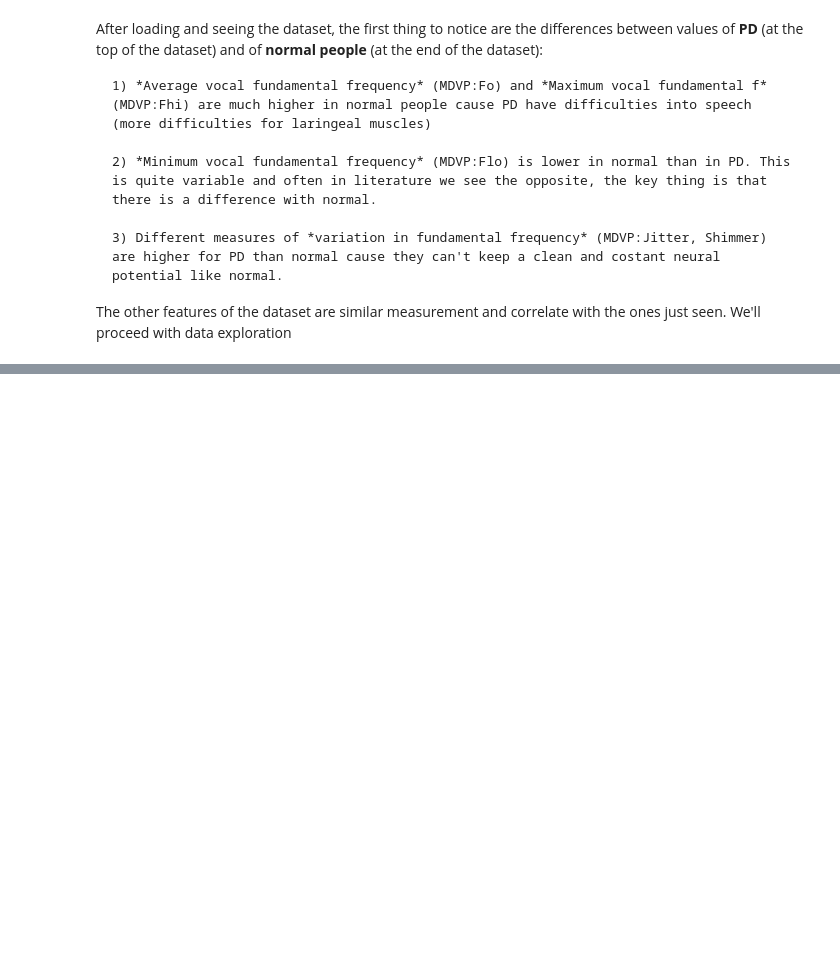
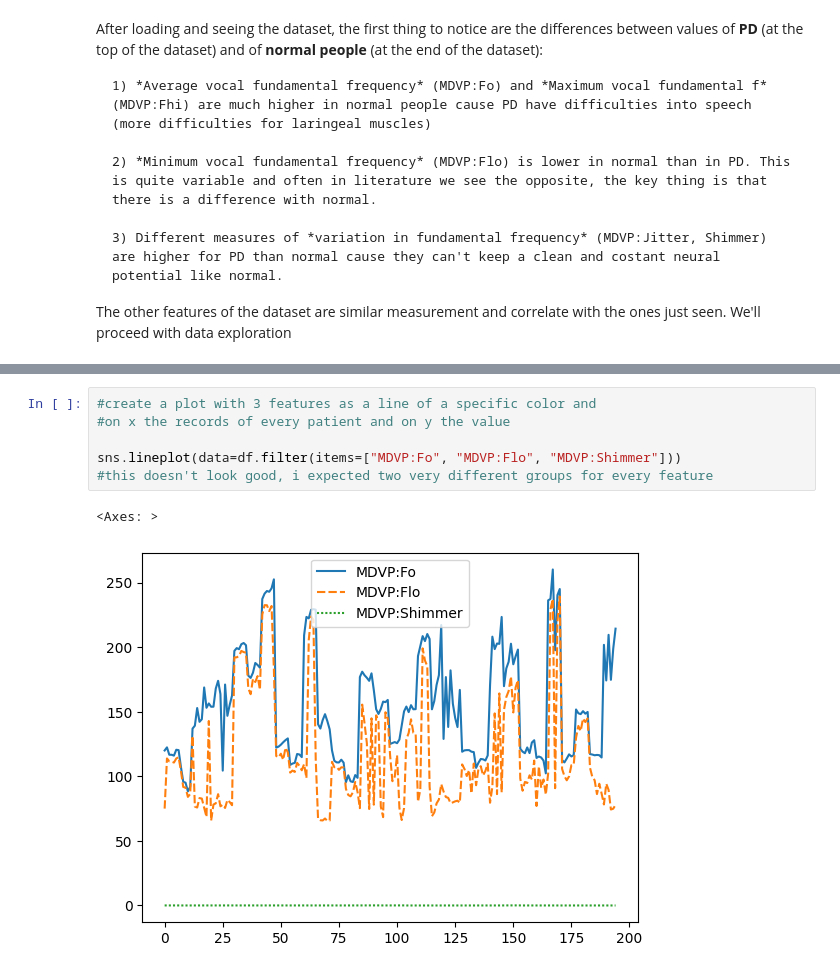
Before and after one commit to markom-x/Heart-Dataset-Analysis, a Jupyter notebook: analyzer.ipynb, the cells around one changed output, grey strips where cells are left out. Saved outputs shown, nothing was run; the diff lists cells and outputs as text; blank space fills up the shorter version.

```diff
--- a/analyzer.ipynb
+++ b/analyzer.ipynb
@@ -72,0 +107,9 @@ print()
+# %%
+#create a plot with 3 features as a line of a specific color and
+#on x the records of every patient and on y the value
+
+sns.lineplot(data=df.filter(items=["MDVP:Fo", "MDVP:Flo", "MDVP:Shimmer"]))
+#this doesn't look good, i expected two very different groups for every feature
+# %% [output]
+<Axes: >
+[figure, added]
```
Also changed, not shown: parts of 3 cells of this notebook.
